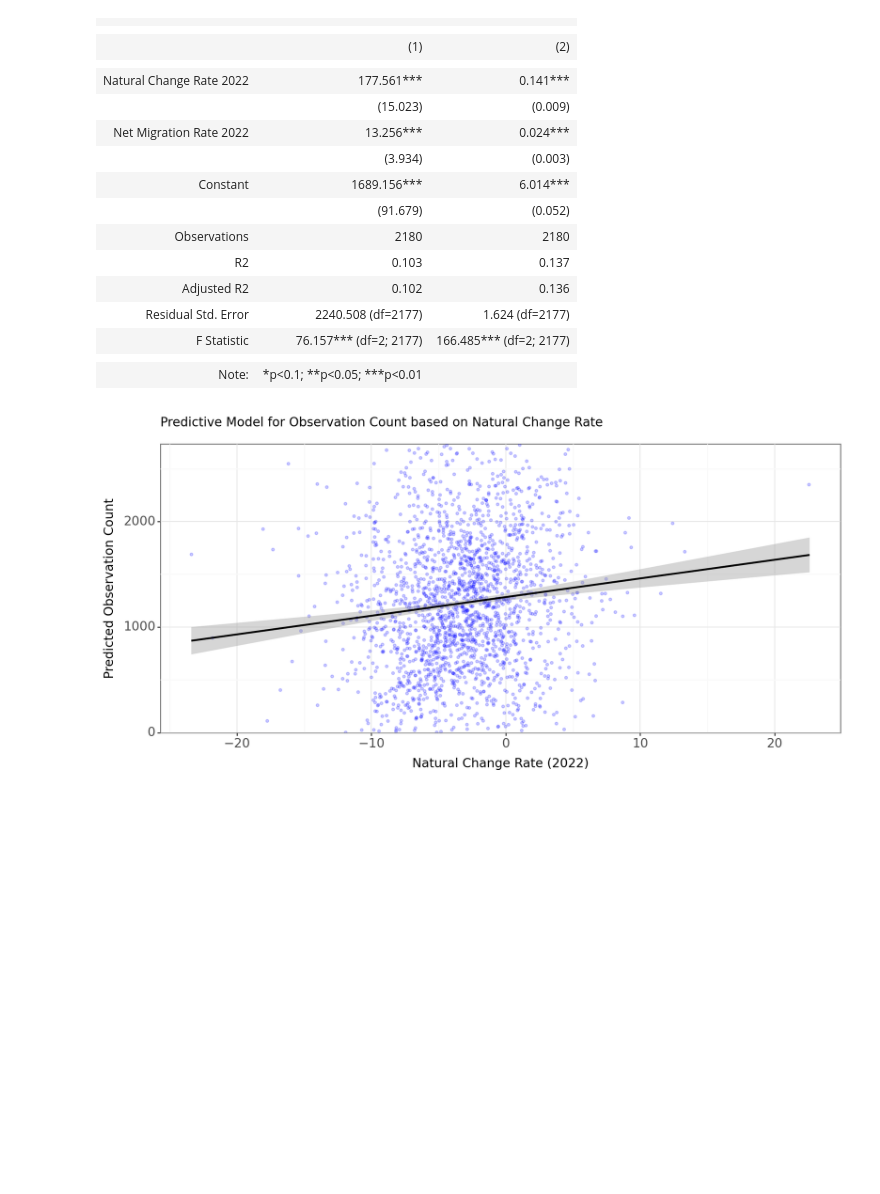
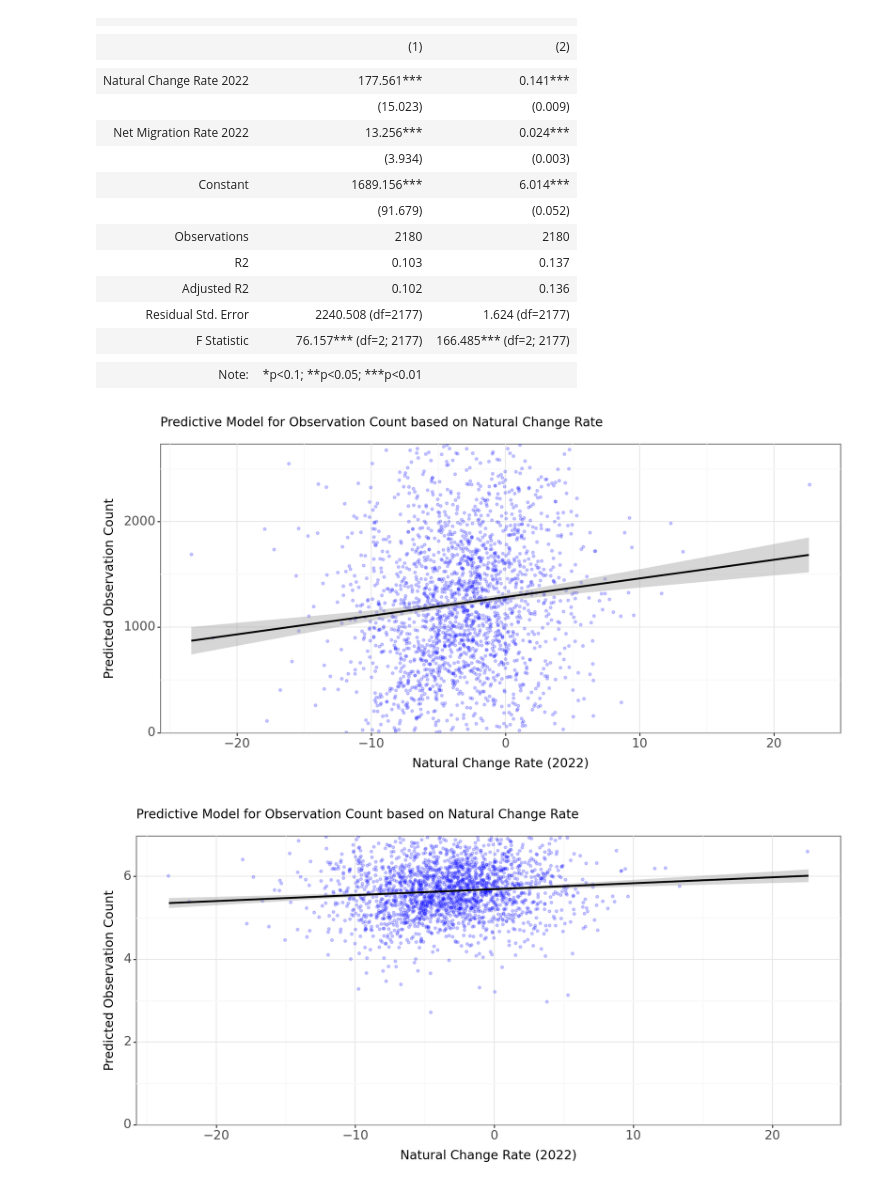
Before and after one commit to Iandrewburg/DA2_TERM_PROJECT, a Jupyter notebook: Final_Project_Data.ipynb, the cells around one changed output. Saved outputs shown, nothing was run; the diff lists cells and outputs as text; code cells hidden in the pictures; blank space fills up the shorter version.

```diff
--- a/Final_Project_Data.ipynb
+++ b/Final_Project_Data.ipynb
@@ -693,33 +748,63 @@ import pandas as pd
 import numpy as np
 from plotnine import ggplot, aes, geom_point, geom_smooth, geom_jitter, labs, theme_bw, scale_y_continuous, scale_x_continuous, theme, element_text
 
 # Use the regression model to predict 'OBSERVATION_COUNT' based on the dataset
 pred = reg29.get_prediction(county_norcar_merged_dummies).summary_frame()
 county_norcar_merged_dummies = county_norcar_merged_dummies.assign(
     fit=pred["mean"],
     fit_se=pred["mean_se"],
     CIup=pred["mean_ci_upper"],
     CIlo=pred["mean_ci_lower"]
 )
 
 # Plotting the predictions along with their confidence intervals
 plot = (
     ggplot(county_norcar_merged_dummies, aes(x="R_NATURAL_CHG_2022", y="fit")) +
     geom_jitter(alpha=0.2, size=1, width=0.1, color='blue') +  # Add jitter to the points and reduce alpha to avoid overplotting
     geom_smooth(method='lm', color='black', se=True) +  # Use a linear model for a smoother line
     labs(title="Predictive Model for Observation Count based on Natural Change Rate",
          x="Natural Change Rate (2022)", y="Predicted Observation Count") +
     theme_bw() +  # Apply a black-and-white theme
     theme(figure_size=(10, 5),  # Make the figure wider for better readability
           text=element_text(size=12),  # Adjust text size
           subplots_adjust={'right': 0.85}) +  # Adjust the subplot to fit the figure
     scale_x_continuous() +  # Let Plotnine choose the best x-axis breaks
     scale_y_continuous(limits=(0, county_norcar_merged_dummies['CIup'].quantile(0.95)), expand=(0, 0))  # Adjust y-axis limits and remove expansion
 )
 
 print(plot)
+
+
+
+
+# Use the regression model to predict 'OBSERVATION_COUNT' based on the dataset
+pred = reg30.get_prediction(county_norcar_merged_dummies).summary_frame()
+county_norcar_merged_dummies = county_norcar_merged_dummies.assign(
+    fit=pred["mean"],
+    fit_se=pred["mean_se"],
+    CIup=pred["mean_ci_upper"],
+    CIlo=pred["mean_ci_lower"]
+)
+
+# Plotting the predictions along with their confidence intervals
+plot = (
+    ggplot(county_norcar_merged_dummies, aes(x="R_NATURAL_CHG_2022", y="fit")) +
+    geom_jitter(alpha=0.2, size=1, width=0.1, color='blue') +  # Add jitter to the points and reduce alpha to avoid overplotting
+    geom_smooth(method='lm', color='black', se=True) +  # Use a linear model for a smoother line
+    labs(title="Predictive Model for Observation Count based on Natural Change Rate",
+         x="Natural Change Rate (2022)", y="Predicted Observation Count") +
+    theme_bw() +  # Apply a black-and-white theme
+    theme(figure_size=(10, 5),  # Make the figure wider for better readability
+          text=element_text(size=12),  # Adjust text size
+          subplots_adjust={'right': 0.85}) +  # Adjust the subplot to fit the figure
+    scale_x_continuous() +  # Let Plotnine choose the best x-axis breaks
+    scale_y_continuous(limits=(0, county_norcar_merged_dummies['CIup'].quantile(0.95)), expand=(0, 0))  # Adjust y-axis limits and remove expansion
+)
+
+print(plot)
 # %% [output]
 [figure]
+[figure, added]
 # %%
 import pandas as pd
 import numpy as np
```
Also changed, not shown: parts of 6 cells of this notebook.
